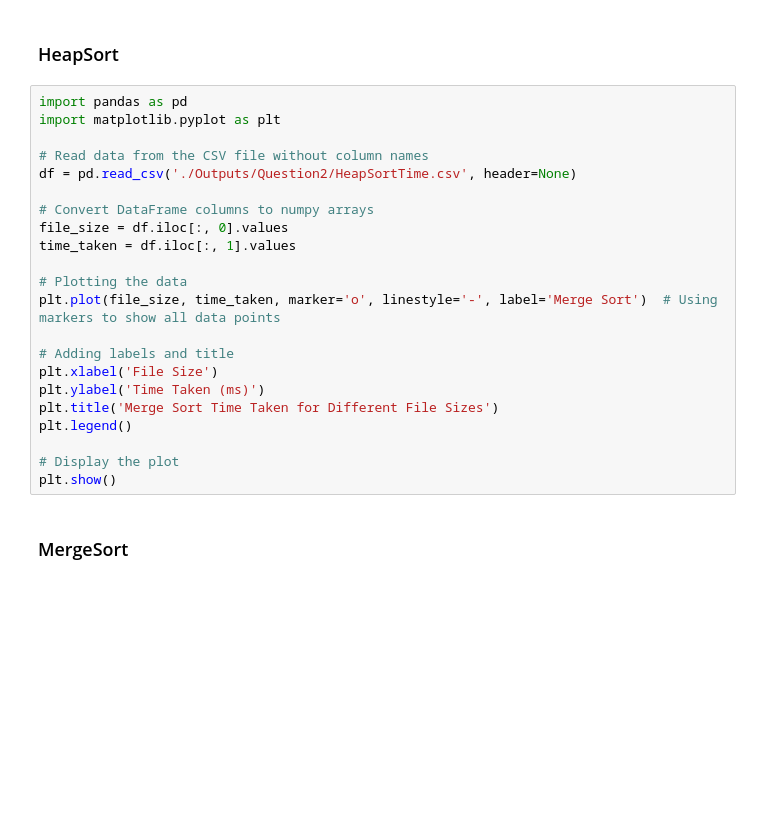
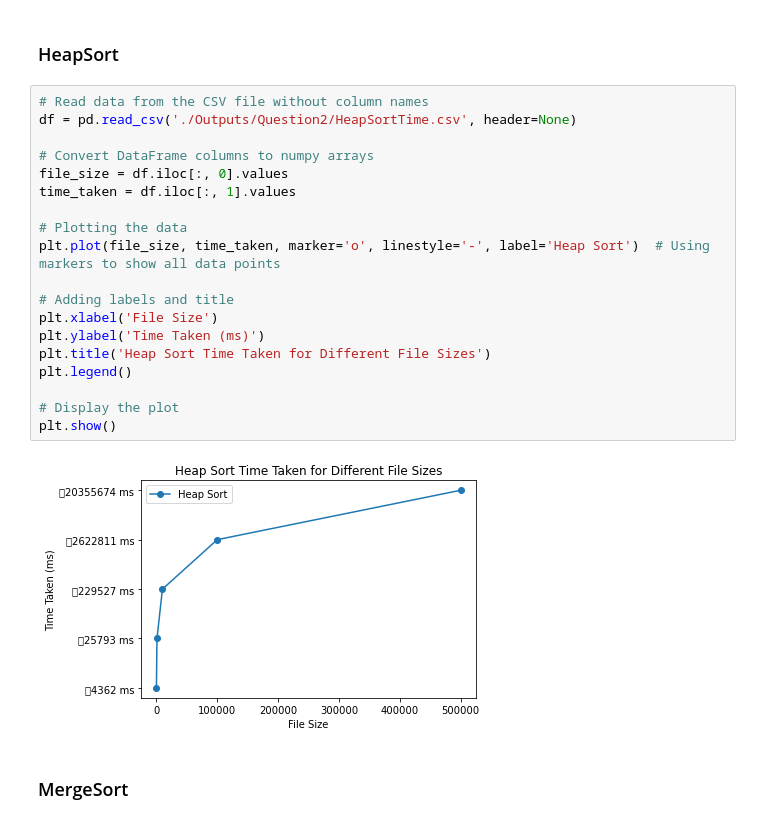
Before and after one commit to ayaan278/Algorithm, a Jupyter notebook: Graphs.ipynb, the cells around one changed output. Cells and saved outputs as stored; diff of their text form; blank space fills up the shorter version.

Commit message:
Added Heap sort visualization

```diff
--- a/Graphs.ipynb
+++ b/Graphs.ipynb
@@ -46,27 +50,26 @@ import csv
 # %% [markdown]
 ### HeapSort
 # %%
-import pandas as pd
-import matplotlib.pyplot as plt
-
 # Read data from the CSV file without column names
 df = pd.read_csv('./Outputs/Question2/HeapSortTime.csv', header=None)
 
 # Convert DataFrame columns to numpy arrays
 file_size = df.iloc[:, 0].values
 time_taken = df.iloc[:, 1].values
 
 # Plotting the data
-plt.plot(file_size, time_taken, marker='o', linestyle='-', label='Merge Sort')  # Using markers to show all data points
+plt.plot(file_size, time_taken, marker='o', linestyle='-', label='Heap Sort')  # Using markers to show all data points
 
 # Adding labels and title
 plt.xlabel('File Size')
 plt.ylabel('Time Taken (ms)')
-plt.title('Merge Sort Time Taken for Different File Sizes')
+plt.title('Heap Sort Time Taken for Different File Sizes')
 plt.legend()
 
 # Display the plot
 plt.show()
+# %% [output]
+[figure, added]
 # %% [markdown]
 ### MergeSort
 # %%
```
Also changed, not shown: parts of 1 cell of this notebook, 8 other files.
